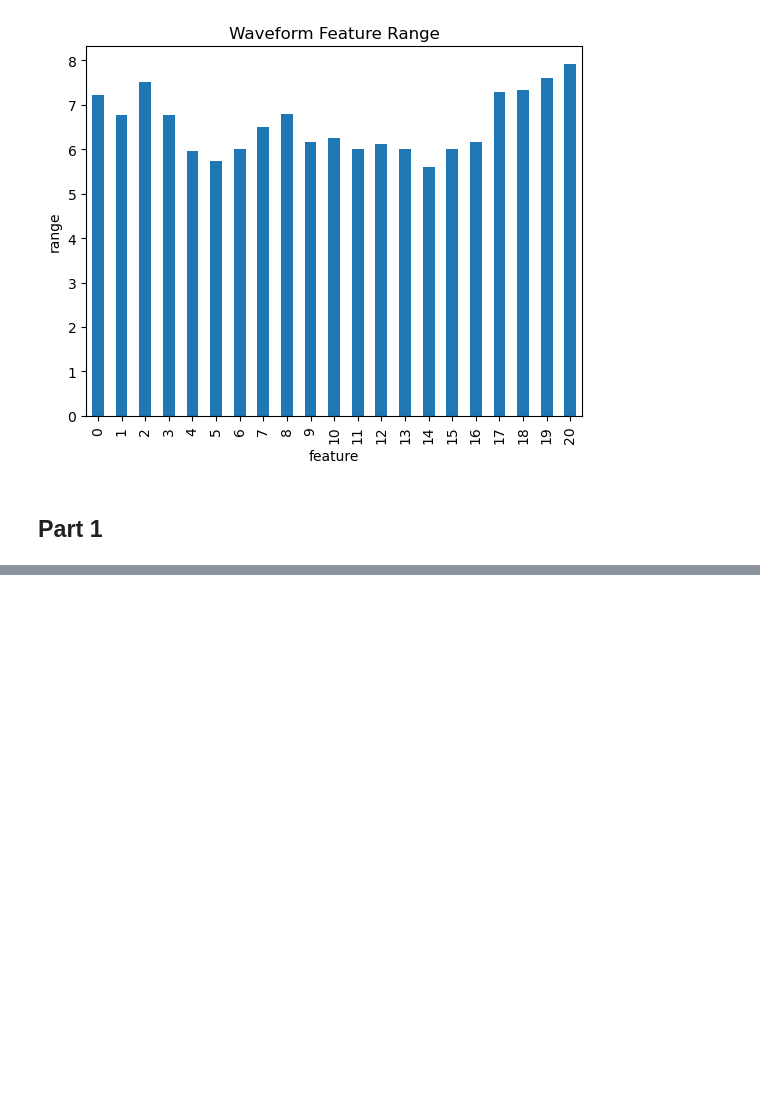
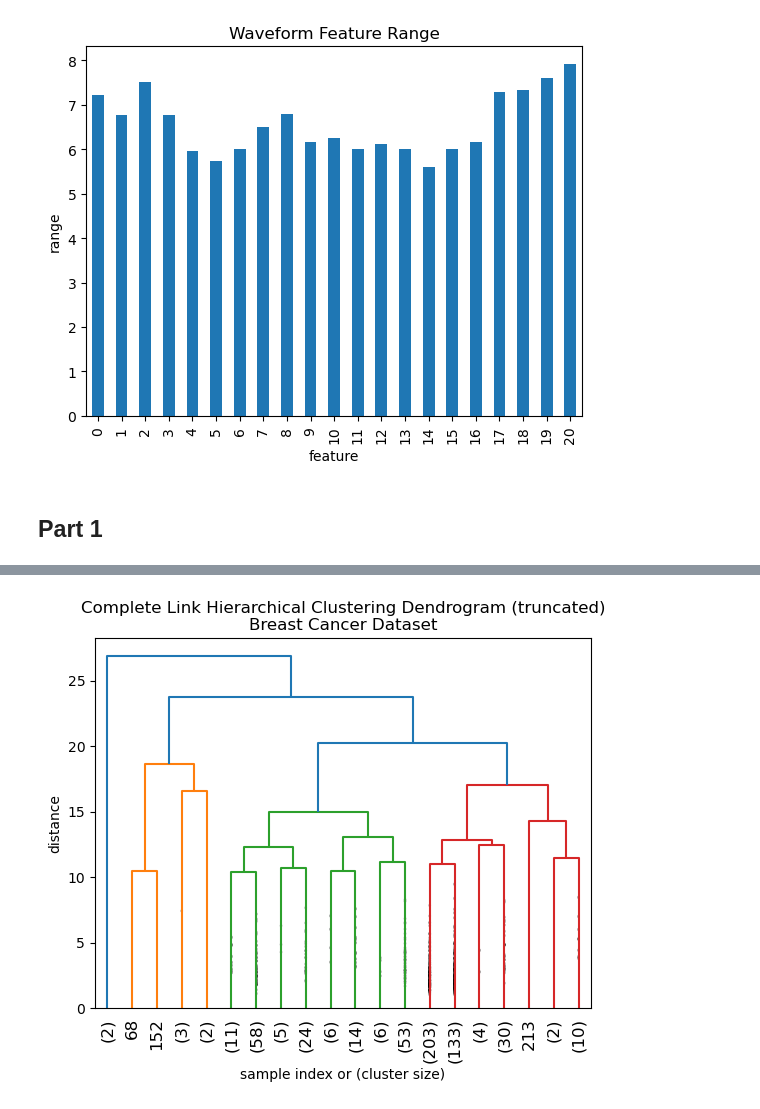
Before and after one commit to Syed-A-Naqvi/machine_learning, a Jupyter notebook: python_machine_learning/clustering/k_means/k_means_clustering.ipynb, the cells around one changed output, grey strips where cells are left out. Cells and saved outputs as stored; diff of their text form; code cells hidden in the pictures; blank space fills up the shorter version.

```diff
--- a/python_machine_learning/clustering/k_means/k_means_clustering.ipynb
+++ b/python_machine_learning/clustering/k_means/k_means_clustering.ipynb
@@ -122,0 +277,17 @@ Name: count, dtype: int64
+# %%
+# Linkage and dendrogram
+Z = hierarchy.linkage(X_cancer.iloc[:,:-2].to_numpy(), 'complete')
+plt.title('Complete Link Hierarchical Clustering Dendrogram (truncated)\nBreast Cancer Dataset')
+plt.xlabel('sample index or (cluster size)')
+plt.ylabel('distance')
+hierarchy.dendrogram(
+    Z,
+    truncate_mode='lastp',  # show only the last p merged clusters
+    p=20,  # show only the last p merged clusters
+    leaf_rotation=90.,
+    leaf_font_size=12.,
+    show_contracted=True,  # to get a distribution impression in truncated branches
+)
+plt.show()
+# %% [output]
+[figure, added]
```
Also changed, not shown: parts of 12 cells of this notebook, 17 other files.
